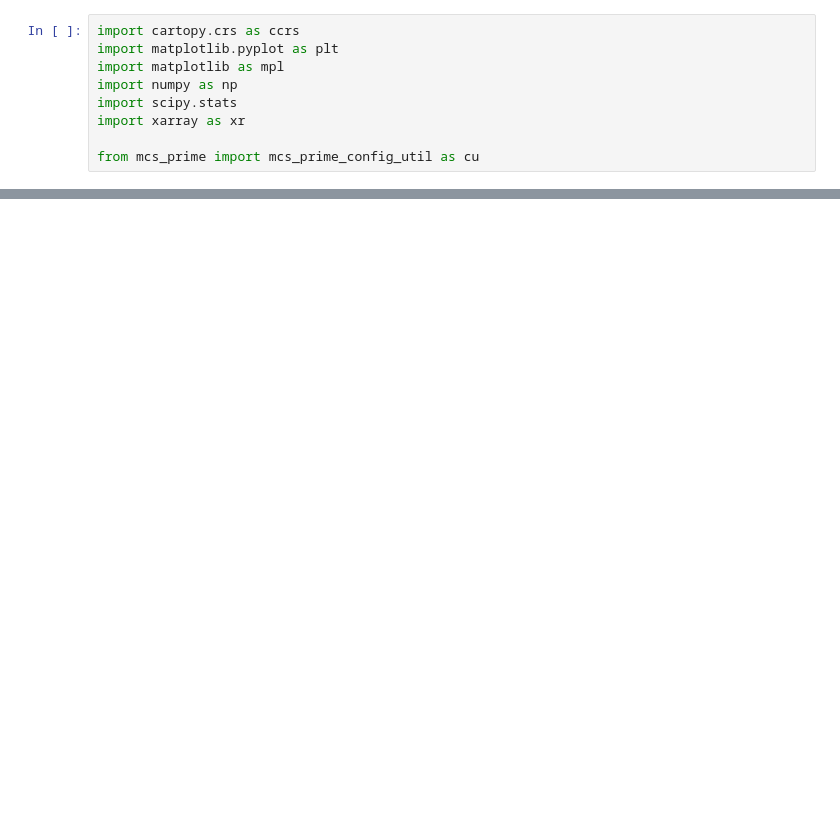
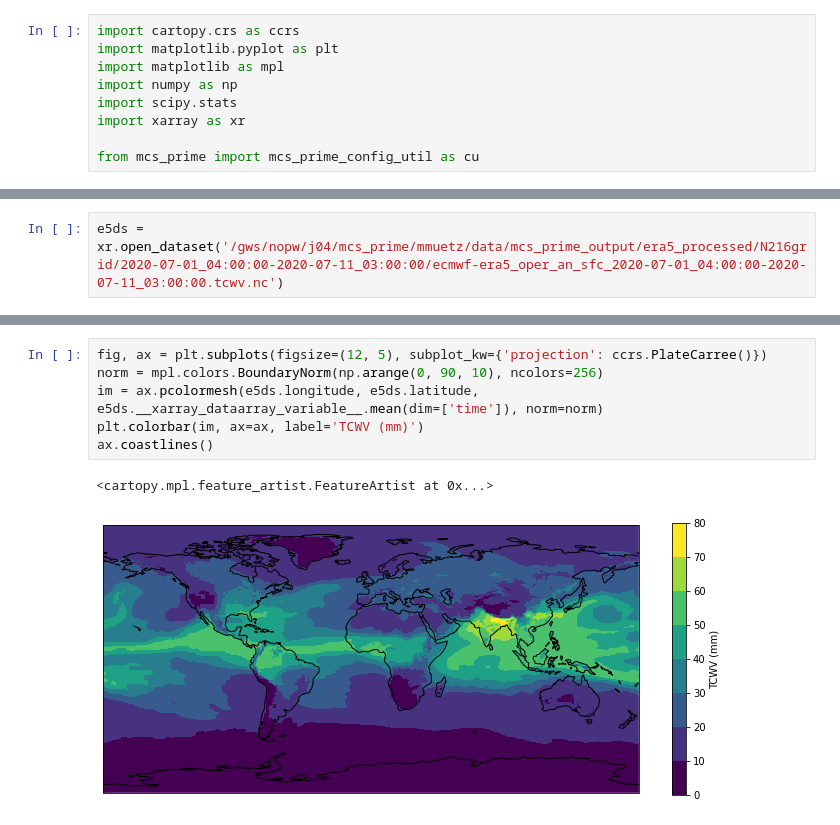
Before and after one commit to markmuetz/mcs_prime_stoch_trigger, a Jupyter notebook: ctrl/notebooks/dev/N216_MCSP_TCWV_dev.ipynb, the cells around one changed output, grey strips where cells are left out. Drawn from its saved outputs; the diff is of its cells as text; blank space fills up the shorter version.

```diff
--- a/ctrl/notebooks/dev/N216_MCSP_TCWV_dev.ipynb
+++ b/ctrl/notebooks/dev/N216_MCSP_TCWV_dev.ipynb
@@ -22,0 +39,2 @@ ax.coastlines()
+# %%
+e5ds = xr.open_dataset('/gws/nopw/j04/mcs_prime/mmuetz/data/mcs_prime_output/era5_processed/N216grid/2020-07-01_04:00:00-2020-07-11_03:00:00/ecmwf-era5_oper_an_sfc_2020-07-01_04:00:00-2020-07-11_03:00:00.tcwv.nc')
@@ -22,0 +61,9 @@ ax.coastlines()
+# %%
+fig, ax = plt.subplots(figsize=(12, 5), subplot_kw={'projection': ccrs.PlateCarree()})
+norm = mpl.colors.BoundaryNorm(np.arange(0, 90, 10), ncolors=256)
+im = ax.pcolormesh(e5ds.longitude, e5ds.latitude, e5ds.__xarray_dataarray_variable__.mean(dim=['time']), norm=norm)
+plt.colorbar(im, ax=ax, label='TCWV (mm)')
+ax.coastlines()
+# %% [output]
+<cartopy.mpl.feature_artist.FeatureArtist at 0x...>
+[figure, added]
```
Also changed, not shown: parts of 7 cells of this notebook.
